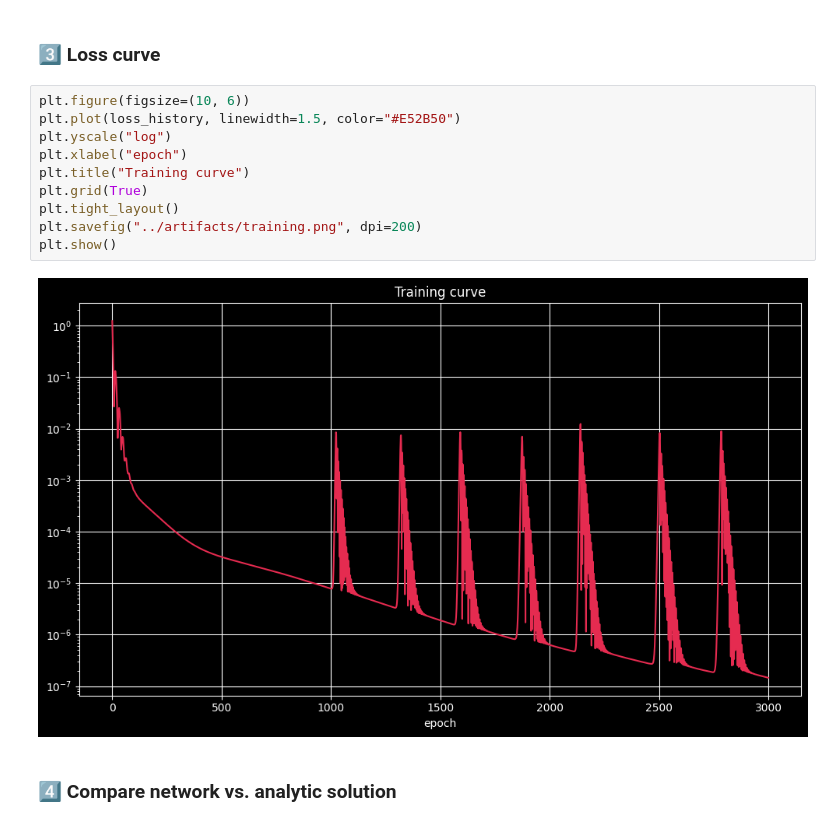
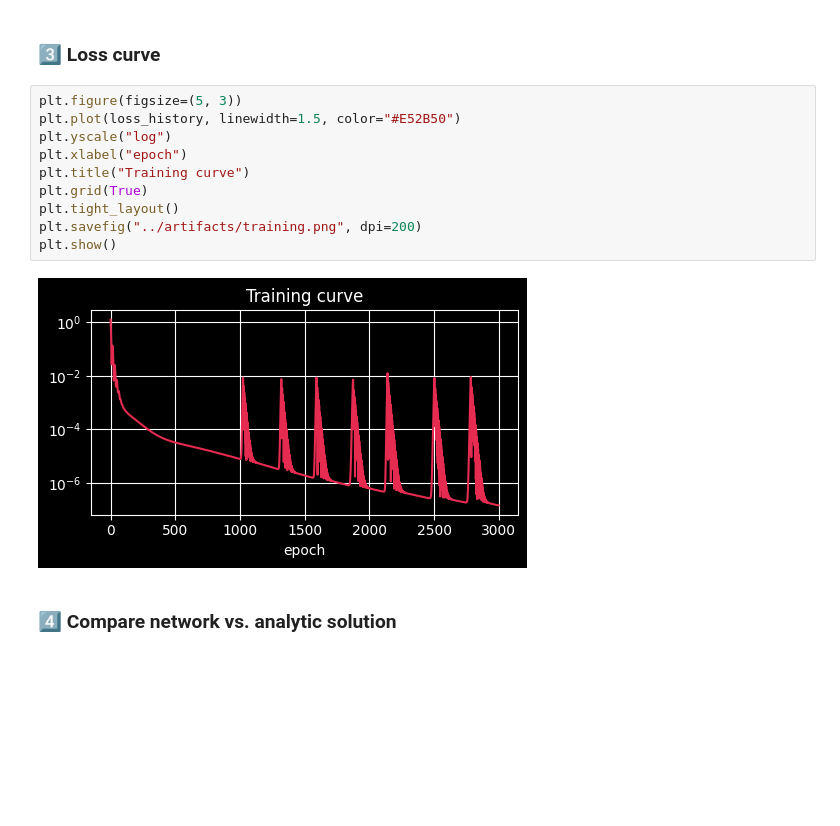
Before and after one commit to Scriber-Labs/lf-pinn-harmonic-oscillator, a Jupyter notebook: notebooks/demo.ipynb, the cells around one changed output. Drawn from its saved outputs; the diff is of its cells as text; blank space fills up the shorter version.

```diff
--- a/notebooks/demo.ipynb
+++ b/notebooks/demo.ipynb
@@ -77,17 +77,17 @@ epoch 2800 | loss = 4.685268e-05
 # %% [markdown]
 ### 3️⃣ Loss curve
 # %%
-plt.figure(figsize=(10, 6))
+plt.figure(figsize=(5, 3))
 plt.plot(loss_history, linewidth=1.5, color="#E52B50")
 plt.yscale("log")
 plt.xlabel("epoch")
 plt.title("Training curve")
 plt.grid(True)
 plt.tight_layout()
 plt.savefig("../artifacts/training.png", dpi=200)
 plt.show()
 # %% [output]
-[figure, old version]
+[figure, new version]
 # %% [markdown]
 ### 4️⃣ Compare network vs. analytic solution
 # %%
```
Also changed, not shown: parts of 3 cells of this notebook, 5 other files.
